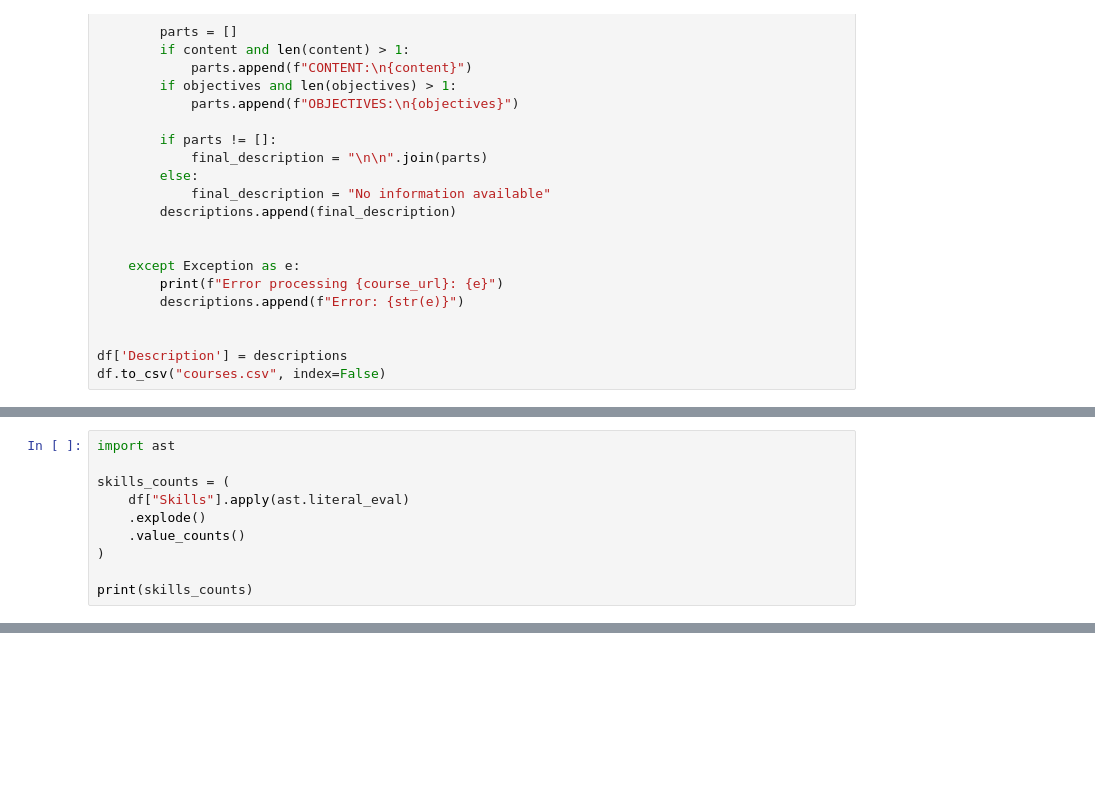
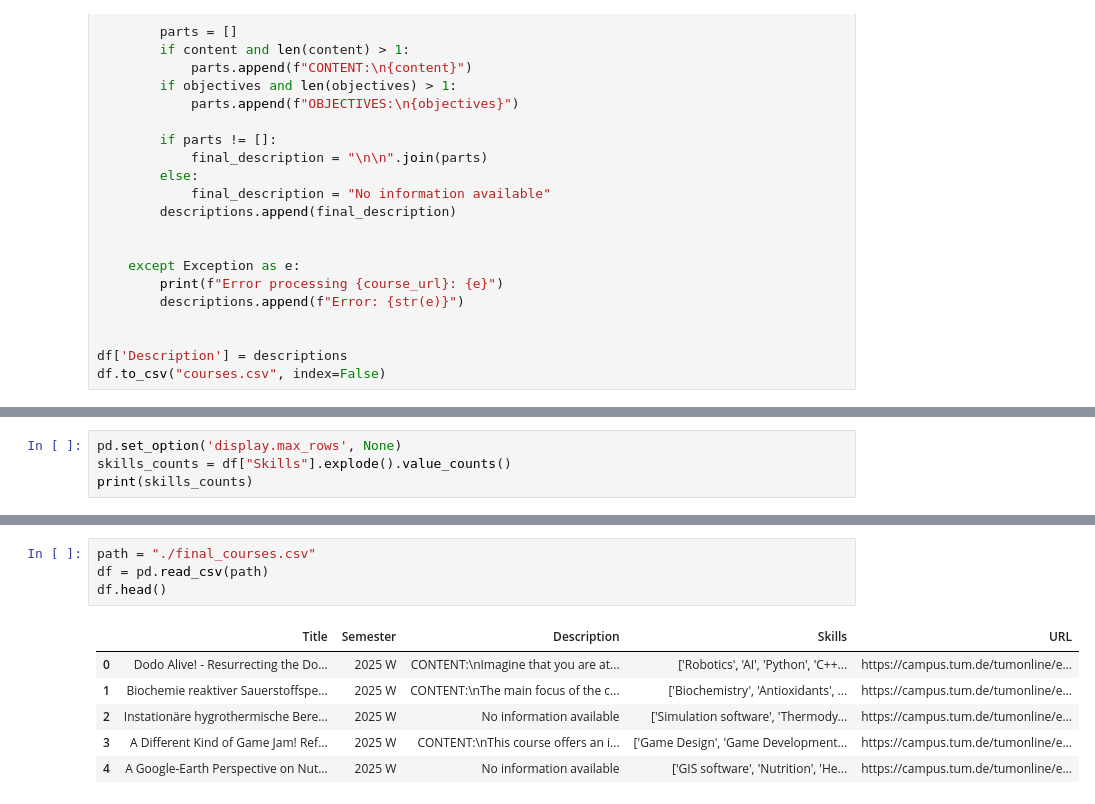
Before and after one commit to abdelrahmanjaber/employeah, a Jupyter notebook: data_pipeline/tum/tum_skills.ipynb, the cells around one changed output, grey strips where cells are left out. Saved outputs shown, nothing was run; the diff lists cells and outputs as text; blank space fills up the shorter version.

```diff
--- a/data_pipeline/tum/tum_skills.ipynb
+++ b/data_pipeline/tum/tum_skills.ipynb
@@ -176,12 +214,6 @@ Processing complete for today.
 # %%
-import ast
-
-skills_counts = (
-    df["Skills"].apply(ast.literal_eval)
-    .explode()
-    .value_counts()
-)
-
+pd.set_option('display.max_rows', None)
+skills_counts = df["Skills"].explode().value_counts()
 print(skills_counts)
 # %% [output]
 Skills
@@ -199,0 +258,11 @@ Name: count, Length: 5447, dtype: int64
+# %%
+path = "./final_courses.csv"
+df = pd.read_csv(path)
+df.head()
+# %% [output]
+|  | Title | Semester | Description | Skills | URL |
+| 0 | Dodo Alive! - Resurrecting the Do... | 2025 W | CONTENT:\nImagine that you are at... | ['Robotics', 'AI', 'Python', 'C++... | https://campus.tum.de/tumonline/e... |
+| 1 | Biochemie reaktiver Sauerstoffspe... | 2025 W | CONTENT:\nThe main focus of the c... | ['Biochemistry', 'Antioxidants', ... | https://campus.tum.de/tumonline/e... |
+| 2 | Instationäre hygrothermische Bere... | 2025 W | No information available | ['Simulation software', 'Thermody... | https://campus.tum.de/tumonline/e... |
+| 3 | A Different Kind of Game Jam! Ref... | 2025 W | CONTENT:\nThis course offers an i... | ['Game Design', 'Game Development... | https://campus.tum.de/tumonline/e... |
+| 4 | A Google-Earth Perspective on Nut... | 2025 W | No information available | ['GIS software', 'Nutrition', 'He... | https://campus.tum.de/tumonline/e... |
```
Also changed, not shown: parts of 6 cells of this notebook, 2 other files.
